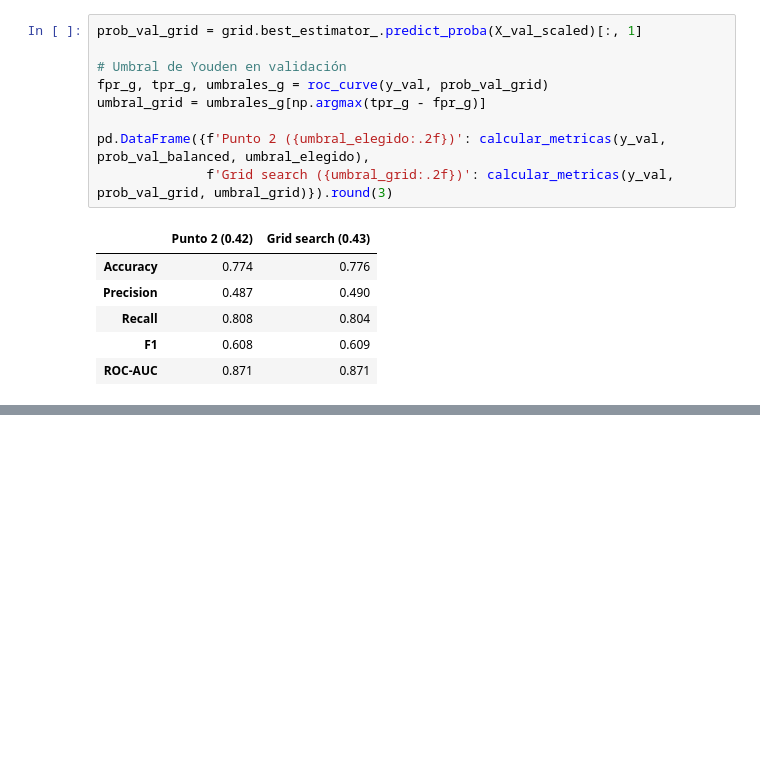
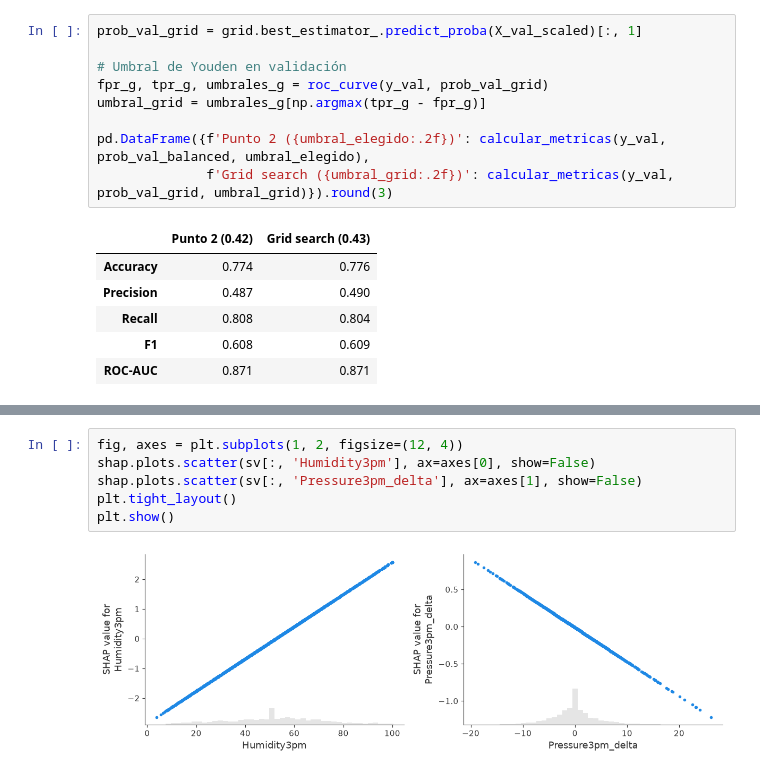
Before and after one commit to Guillerminav/TP_AA1_Arias_Bousono_Casariego, a Jupyter notebook: TP_2/TP-clasificacion-AA1.ipynb, the cells around one changed output, grey strips where cells are left out. Saved outputs shown, nothing was run; the diff lists cells and outputs as text; blank space fills up the shorter version.

```diff
--- a/TP_2/TP-clasificacion-AA1.ipynb
+++ b/TP_2/TP-clasificacion-AA1.ipynb
@@ -1013,0 +1115,8 @@ pd.DataFrame({f'Punto 2 ({umbral_elegido:.2f})': calcular_metricas(y_val, prob_v
+# %%
+fig, axes = plt.subplots(1, 2, figsize=(12, 4))
+shap.plots.scatter(sv[:, 'Humidity3pm'], ax=axes[0], show=False)
+shap.plots.scatter(sv[:, 'Pressure3pm_delta'], ax=axes[1], show=False)
+plt.tight_layout()
+plt.show()
+# %% [output]
+[figure, added]
```
Also changed, not shown: parts of 14 cells of this notebook.
